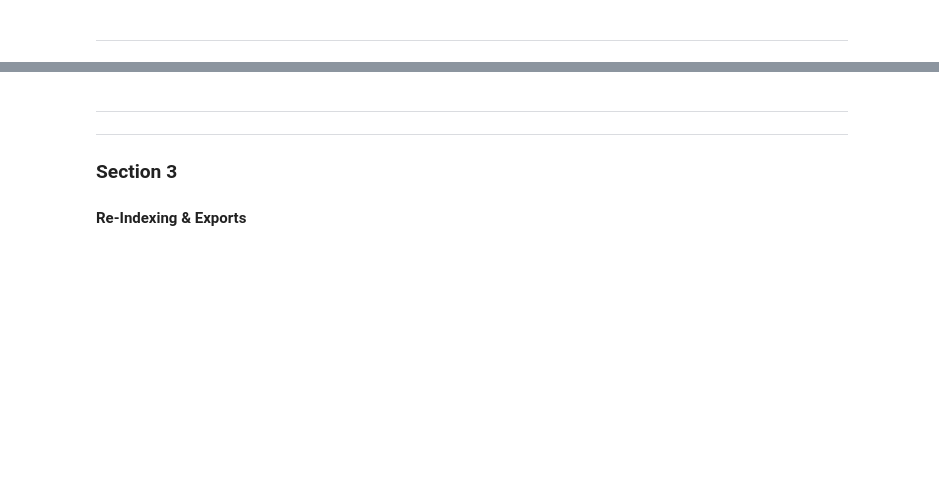
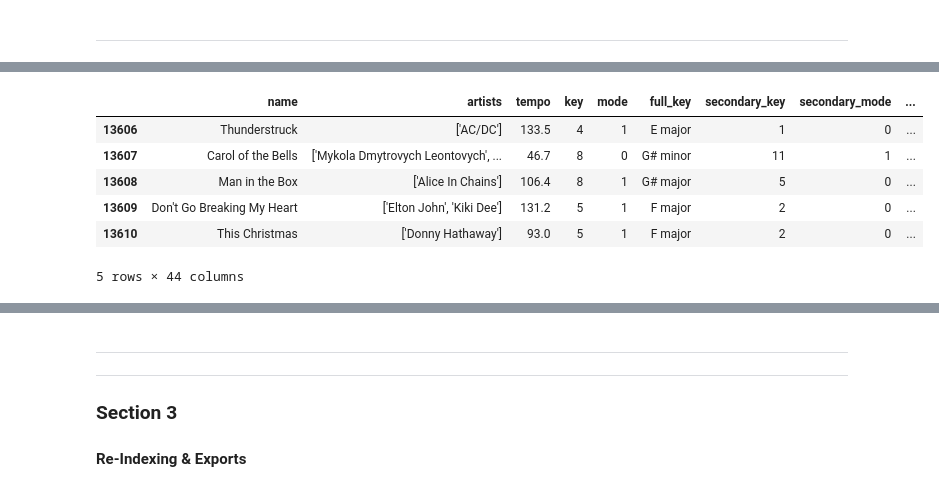
Before and after one commit to awzucker/capstone, a Jupyter notebook: code/01_data_collection_and_cleaning.ipynb, the cells around one changed output, grey strips where cells are left out. Cells and saved outputs as stored; diff of their text form; code cells hidden in the pictures; blank space fills up the shorter version.

```diff
--- a/code/01_data_collection_and_cleaning.ipynb
+++ b/code/01_data_collection_and_cleaning.ipynb
@@ -518,0 +486,3 @@ df.shape
+# %%
+# Merging the dummified keys back to the original dataframe
+dummy_df = pd.concat((df, key_dummies), axis=1)
@@ -540,3 +518,13 @@ df = df[['name', 'artists', 'tempo', 'key', 'mode', 'full_key', 'A minor', 'A# m
+# %%
+dummy_df.head()
+# %% [output]
+|  | name | artists | tempo | key | mode | full_key | secondary_key | secondary_mode | ... |
+| 13606 | Thunderstruck | ['AC/DC'] | 133.5 | 4 | 1 | E major | 1 | 0 | ... |
+| 13607 | Carol of the Bells | ['Mykola Dmytrovych Leontovych', ... | 46.7 | 8 | 0 | G# minor | 11 | 1 | ... |
+| 13608 | Man in the Box | ['Alice In Chains'] | 106.4 | 8 | 1 | G# major | 5 | 0 | ... |
+| 13609 | Don't Go Breaking My Heart | ['Elton John', 'Kiki Dee'] | 131.2 | 5 | 1 | F major | 2 | 0 | ... |
+| 13610 | This Christmas | ['Donny Hathaway'] | 93.0 | 5 | 1 | F major | 2 | 0 | ... |
+5 rows × 44 columns
 # %%
 df.head()
 # %% [output]
```
Also changed, not shown: parts of 44 cells of this notebook, 2 other files.
